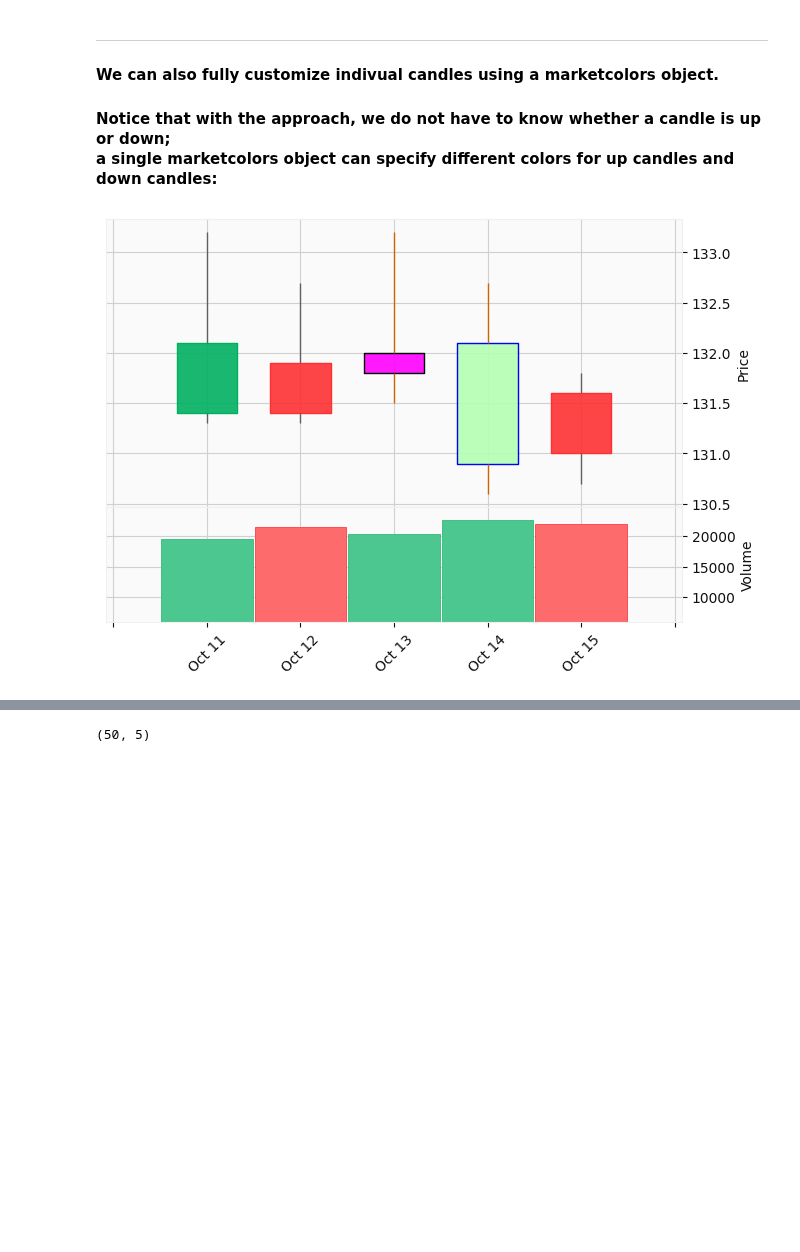
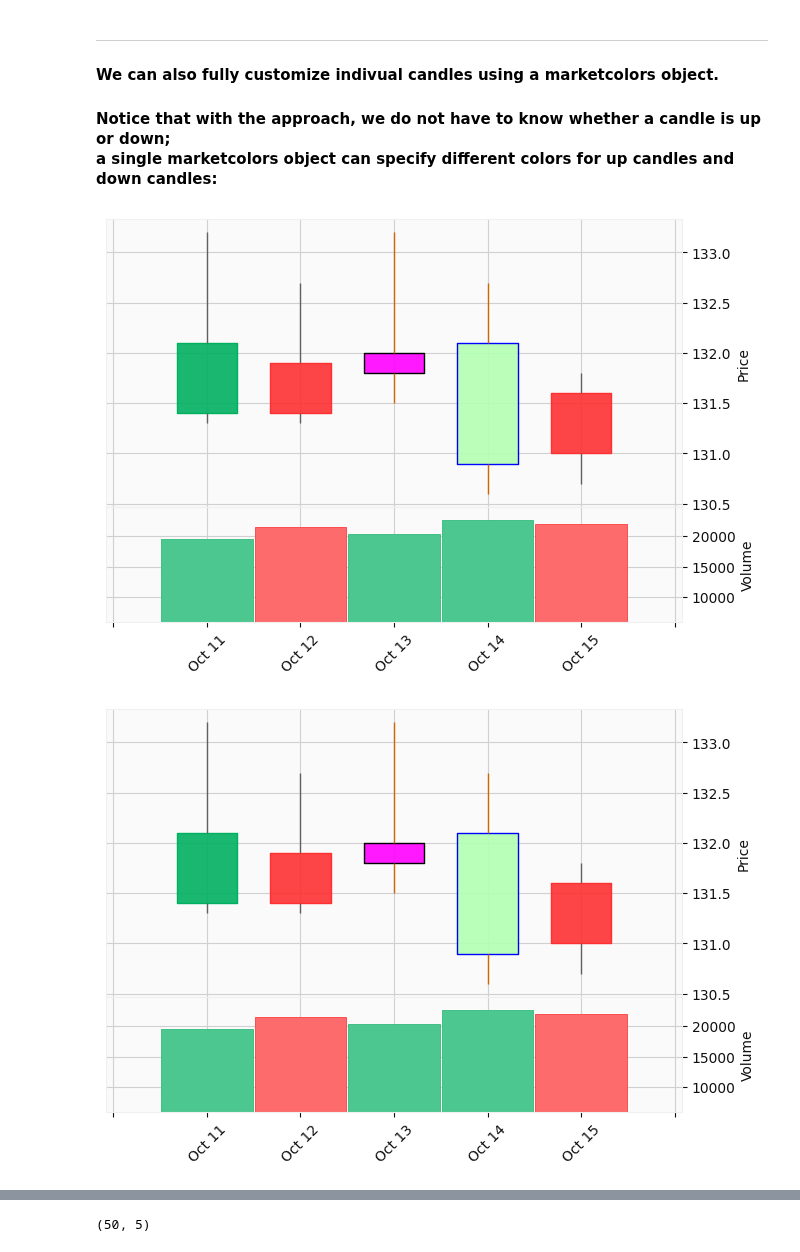
Before and after one commit to matplotlib/mplfinance, a Jupyter notebook: examples/marketcolor_overrides.ipynb, the cells around one changed output, grey strips where cells are left out. Drawn from its saved outputs; the diff is of its cells as text; code cells hidden in the pictures; blank space fills up the shorter version.

Commit message:
check length of overrides; allow (0-255) format for rgb

```diff
--- a/examples/marketcolor_overrides.ipynb
+++ b/examples/marketcolor_overrides.ipynb
@@ -98,16 +98,25 @@ mpf.plot(df,volume=True,style='yahoo',type='ohlc',marketcolor_overrides=mco)
 
 #### We can also fully customize indivual candles using a marketcolors object.
 #### Notice that with the approach, we do not have to know whether a candle is up or down;<br> a single marketcolors object can specify different colors for up candles and down candles:
-# %%
-mc = mpf.make_marketcolors(base_mpf_style='yahoo',up=(0.7,1.0,0.7,0.4),down='fuchsia',
-                           edge={'up':'blue','down':'#000000'},wick='#cc6600')
-#mc = mpf.make_marketcolors(base_mpf_style='yahoo',up=(0.7,1.0,0.7,0.4),down=(1,0.25,1),
-#                           edge={'up':'blue','down':'#000000'},wick='#cc6600')
-
-mco = [None,None,mc,mc,None]
-mpf.plot(df,volume=True,style='yahoo',type='candle',marketcolor_overrides=mco)
-# %% [output]
-[figure, removed]
+# %%
+# ===============================================================================================
+# Here we specify `up` as rgba using the matplotlib convention: rgb are floats from 0.0 and 1.0 :
+mc = mpf.make_marketcolors(base_mpf_style='yahoo',up=(0.7,1.0,0.7,0.4),down='fuchsia',
+                           edge={'up':'blue','down':'#000000'},wick='#cc6600')
+
+mco = [None,None,mc,mc,None]
+mpf.plot(df,volume=True,style='yahoo',type='candle',marketcolor_overrides=mco)
+
+# ====================================================================================
+# Here we specify `up` as rgba using the convention that rgb are ints from 0 and 255 :
+mc = mpf.make_marketcolors(base_mpf_style='yahoo',up=(178,255,178,0.4),down='fuchsia',
+                           edge={'up':'blue','down':'#000000'},wick='#cc6600')
+
+mco = [None,None,mc,mc,None]
+mpf.plot(df,volume=True,style='yahoo',type='candle',marketcolor_overrides=mco)
+# %% [output]
+[figure, added]
+[figure, added]
 # %% [markdown]
 ---
 
```
Also changed, not shown: parts of 5 cells of this notebook, 5 other files.
